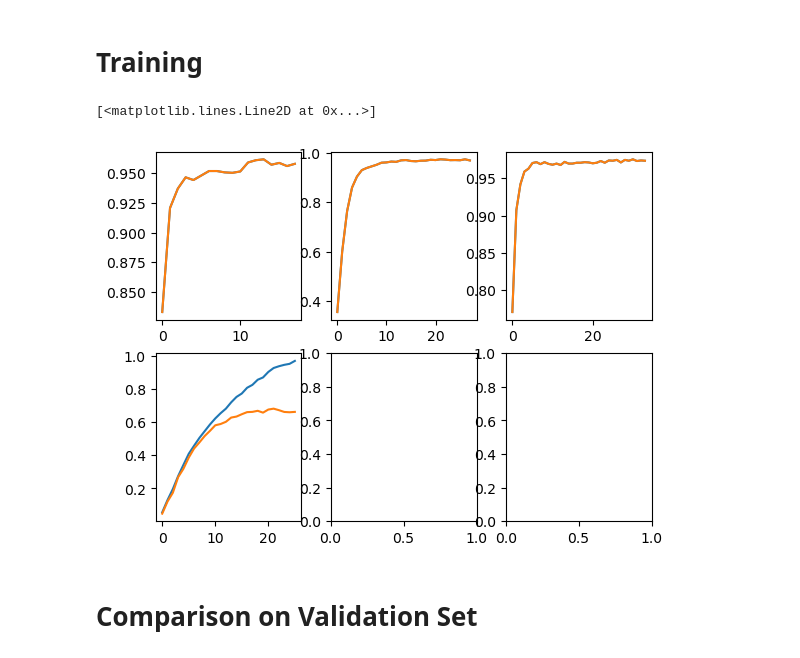
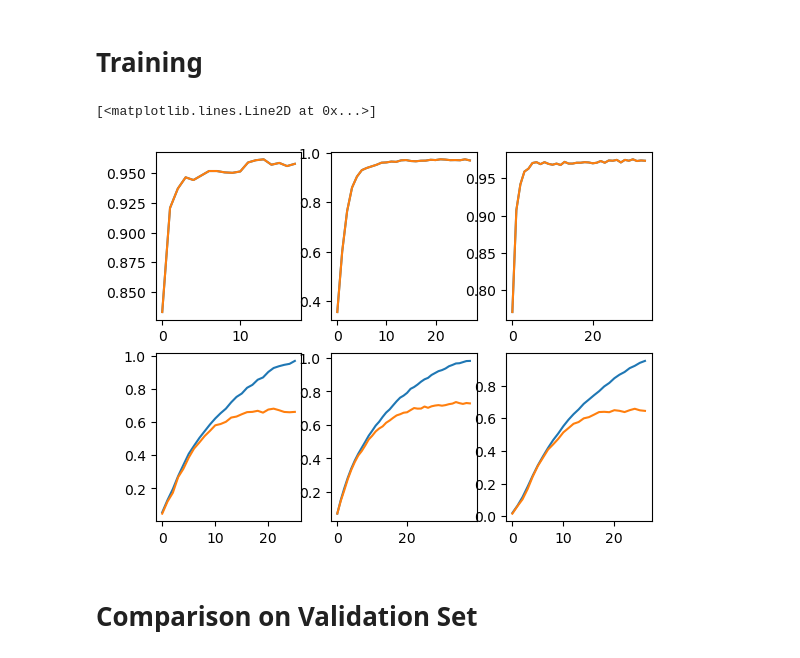
Before and after one commit to SimonKmr/DeitProject, a Jupyter notebook: analysis/notebooks/Logs.ipynb, the cells around one changed output. Saved outputs shown, nothing was run; the diff lists cells and outputs as text; code cells hidden in the pictures.

```diff
--- a/analysis/notebooks/Logs.ipynb
+++ b/analysis/notebooks/Logs.ipynb
@@ -14,6 +14,12 @@ effnet = pd.read_csv('../../networks/birds_effnet/logs_valid.csv',sep=';')
 
 deit_npt = pd.read_csv('../../networks/birds_deit_npt/logs_valid.csv',sep=';')
 deit_npt_train = pd.read_csv('../../networks/birds_deit_npt/logs_train.csv',sep=';')
+
+levit_npt = pd.read_csv('../../networks/birds_levit_npt/logs_valid.csv',sep=';')
+levit_npt_train = pd.read_csv('../../networks/birds_levit_npt/logs_train.csv',sep=';')
+
+effnet_npt = pd.read_csv('../../networks/birds_effnet_npt/logs_valid.csv',sep=';')
+effnet_npt_train = pd.read_csv('../../networks/birds_effnet_npt/logs_train.csv',sep=';')
 # %%
 def plot_by_epoch(col):
     plt.plot(deit['epoch'], deit[col])
@@ -43,19 +49,25 @@ def plot_by_time(col, offset = True):
 # %%
 fig, axs = plt.subplots(2,3)
 axs[0,0].plot(deit_train['epoch'], deit['top_1_acc'])
 axs[0,0].plot(deit['epoch'], deit['top_1_acc'])
 
 axs[0,1].plot(levit_train['epoch'], levit['top_1_acc'])
 axs[0,1].plot(levit['epoch'], levit['top_1_acc'])
 
 axs[0,2].plot(effnet_train['epoch'], effnet['top_1_acc'])
 axs[0,2].plot(effnet['epoch'], effnet['top_1_acc'])
 
 axs[1,0].plot(deit_npt_train['epoch'], deit_npt_train['top_1_acc'])
 axs[1,0].plot(deit_npt['epoch'], deit_npt['top_1_acc'])
+
+axs[1,1].plot(levit_npt_train['epoch'], levit_npt_train['top_1_acc'])
+axs[1,1].plot(levit_npt['epoch'], levit_npt['top_1_acc'])
+
+axs[1,2].plot(effnet_npt_train['epoch'], effnet_npt_train['top_1_acc'])
+axs[1,2].plot(effnet_npt['epoch'], effnet_npt['top_1_acc'])
 # %% [output]
 [<matplotlib.lines.Line2D at 0x...>]
-[figure, old version]
+[figure, new version]
 # %% [markdown]
 # Comparison on Validation Set
 # %%
```
Also changed, not shown: parts of 22 cells of this notebook, 19 other files.
